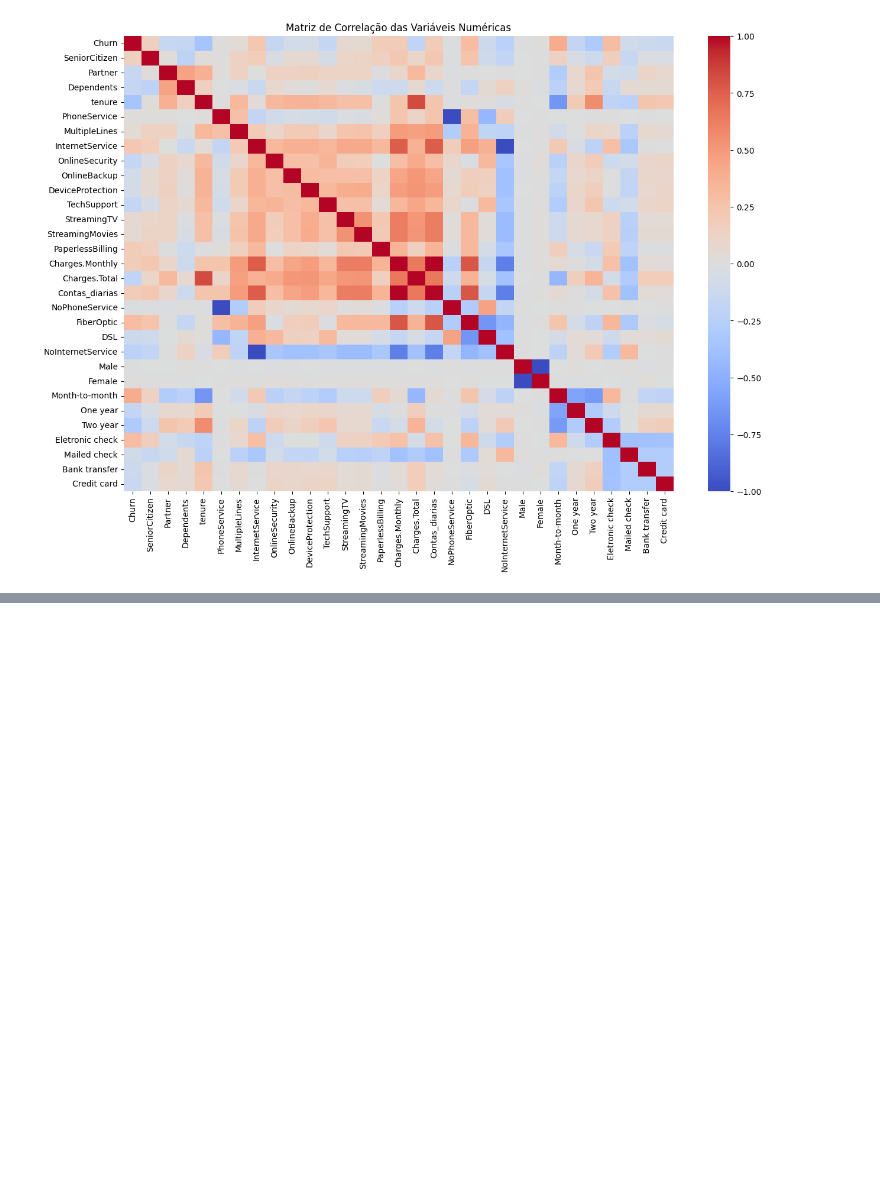
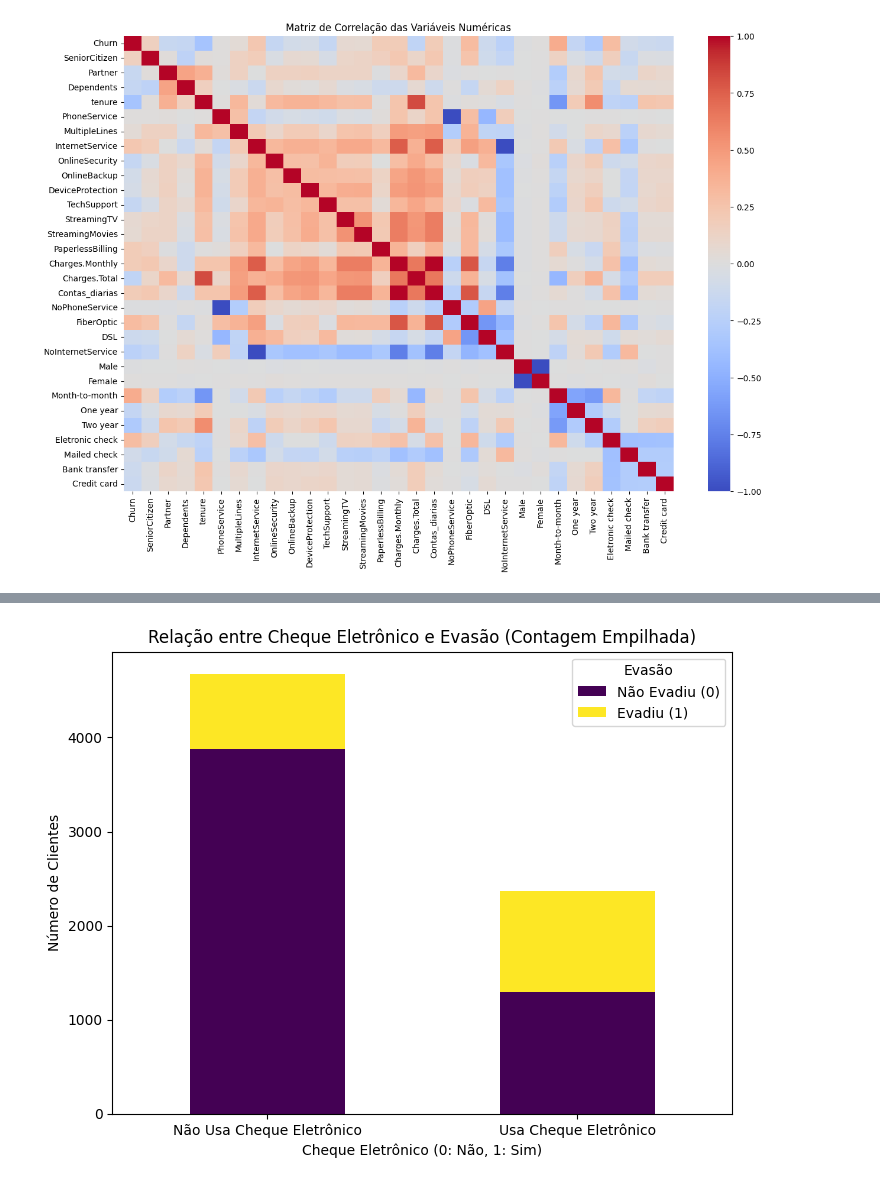
Before and after one commit to Housenkan/ChallengeAluraTelecomX_Part_2, a Jupyter notebook: TelecomX_Parte_2.ipynb, the cells around one changed output, grey strips where cells are left out. Saved outputs shown, nothing was run; the diff lists cells and outputs as text; code cells hidden in the pictures; blank space fills up the shorter version.

```diff
--- a/TelecomX_Parte_2.ipynb
+++ b/TelecomX_Parte_2.ipynb
@@ -194,0 +218,12 @@ plt.show()
+# %%
+churn_by_electronic_check = dados.groupby('Eletronic check')['Churn'].value_counts().unstack().fillna(0)
+
+churn_by_electronic_check.plot(kind='bar', stacked=True, figsize=(8, 6), colormap='viridis')
+plt.title('Relação entre Cheque Eletrônico e Evasão (Contagem Empilhada)')
+plt.xlabel('Cheque Eletrônico (0: Não, 1: Sim)')
+plt.ylabel('Número de Clientes')
+plt.xticks([0, 1], ['Não Usa Cheque Eletrônico', 'Usa Cheque Eletrônico'], rotation=0)
+plt.legend(title='Evasão', labels=['Não Evadiu (0)', 'Evadiu (1)'])
+plt.show()
+# %% [output]
+[figure, added]
```
Also changed, not shown: parts of 7 cells of this notebook.
